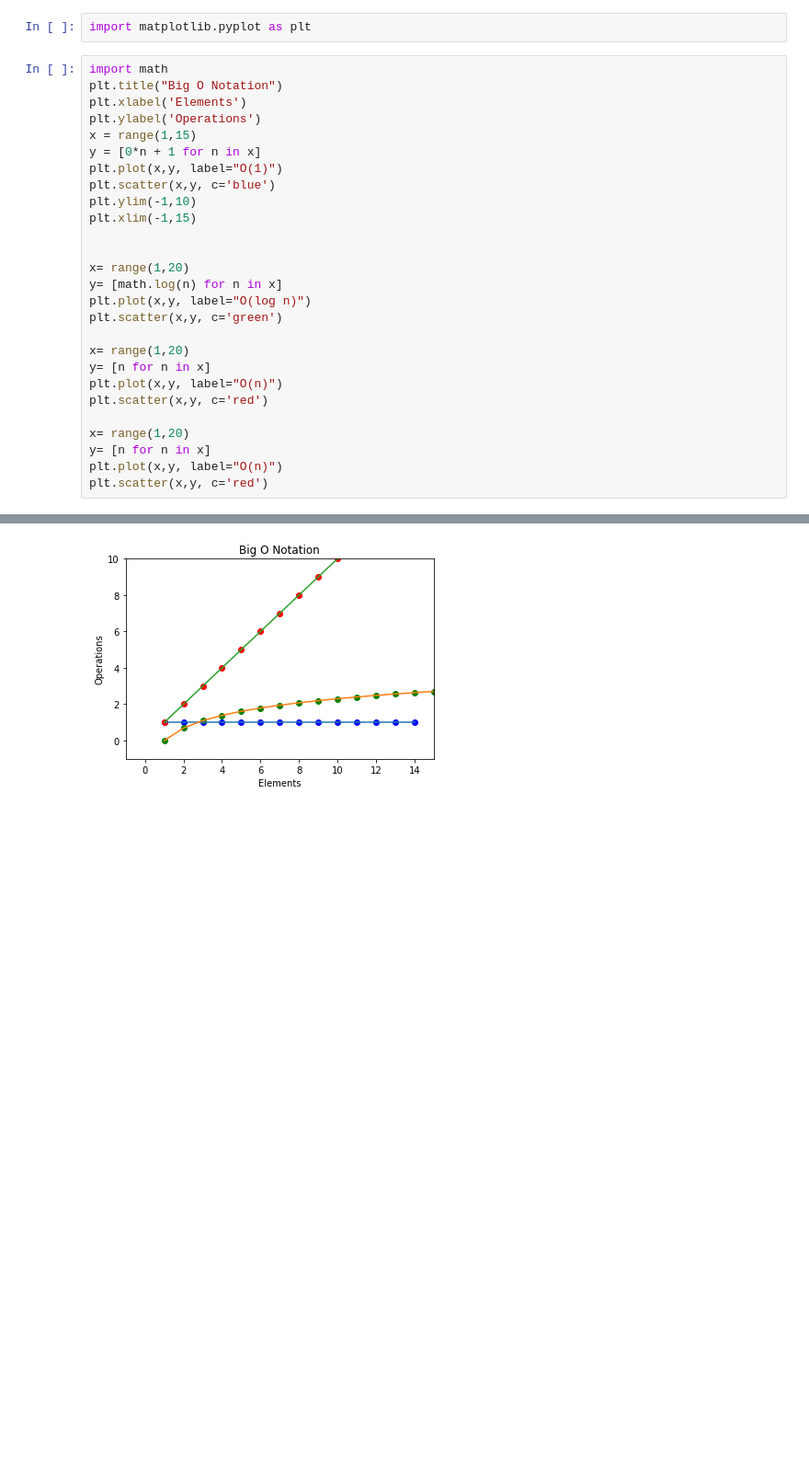
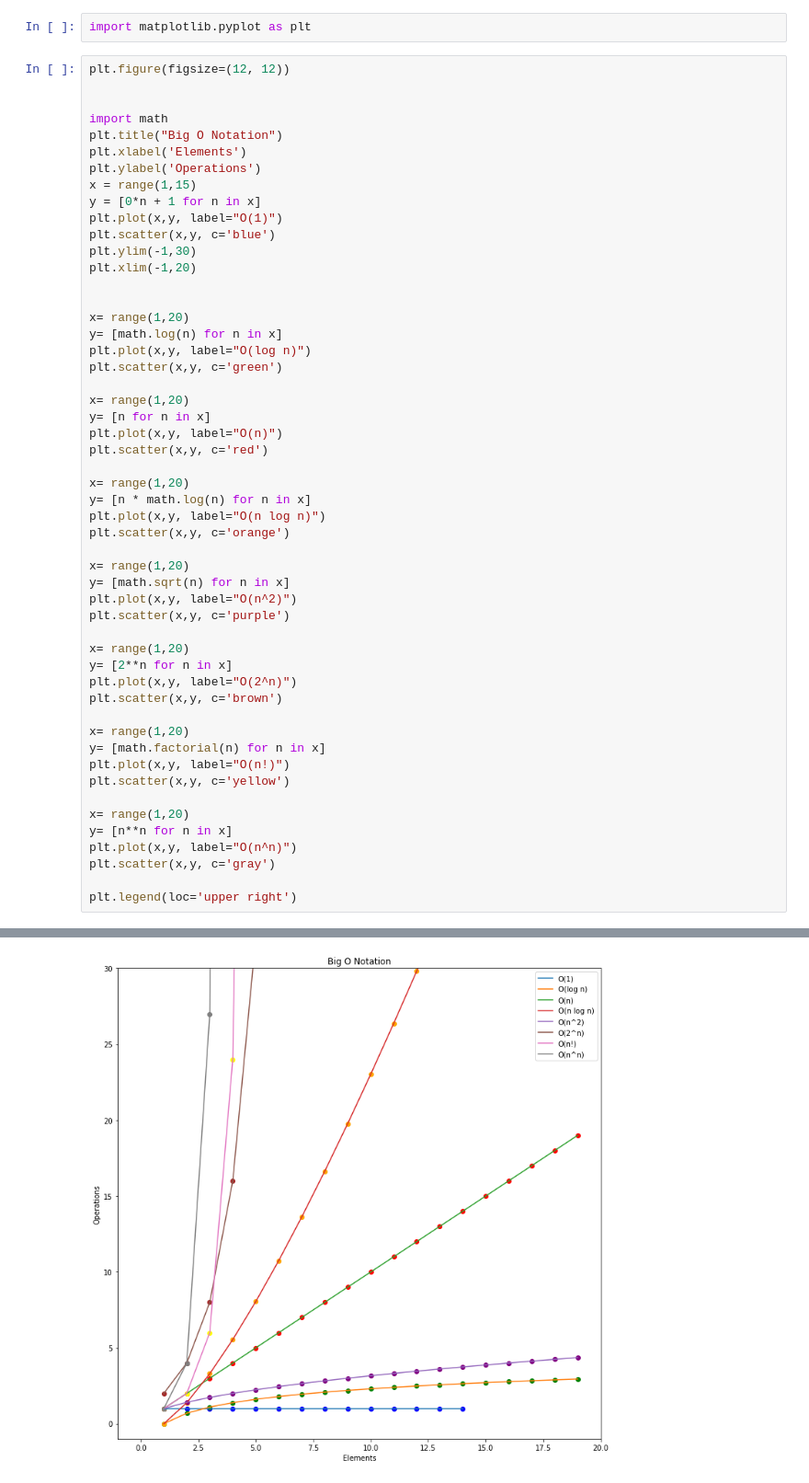
Before and after one commit to matt-c-knight/numpy-pandas-visualization-exercises, a Jupyter notebook: big_o_notation.ipynb, the cells around one changed output, grey strips where cells are left out. Shown: that part at 92% size. Saved outputs shown, nothing was run; the diff lists cells and outputs as text; blank space fills up the shorter version.

```diff
--- a/big_o_notation.ipynb
+++ b/big_o_notation.ipynb
@@ -1,6 +1,9 @@
 # %%
 import matplotlib.pyplot as plt
 # %%
+plt.figure(figsize=(12, 12))
+
+
 import math
 plt.title("Big O Notation")
 plt.xlabel('Elements')
@@ -9,8 +12,8 @@ x = range(1,15)
 y = [0*n + 1 for n in x]
 plt.plot(x,y, label="O(1)")
 plt.scatter(x,y, c='blue')
-plt.ylim(-1,10)
-plt.xlim(-1,15)
+plt.ylim(-1,30)
+plt.xlim(-1,20)
 
 
 x= range(1,20)
@@ -24,7 +27,29 @@ plt.plot(x,y, label="O(n)")
 plt.scatter(x,y, c='red')
 
 x= range(1,20)
-y= [n for n in x]
-plt.plot(x,y, label="O(n)")
-plt.scatter(x,y, c='red')
+y= [n * math.log(n) for n in x]
+plt.plot(x,y, label="O(n log n)")
+plt.scatter(x,y, c='orange')
+
+x= range(1,20)
+y= [math.sqrt(n) for n in x]
+plt.plot(x,y, label="O(n^2)")
+plt.scatter(x,y, c='purple')
+
+x= range(1,20)
+y= [2**n for n in x]
+plt.plot(x,y, label="O(2^n)")
+plt.scatter(x,y, c='brown')
+
+x= range(1,20)
+y= [math.factorial(n) for n in x]
+plt.plot(x,y, label="O(n!)")
+plt.scatter(x,y, c='yellow')
+
+x= range(1,20)
+y= [n**n for n in x]
+plt.plot(x,y, label="O(n^n)")
+plt.scatter(x,y, c='gray')
+
+plt.legend(loc='upper right')
 # %% [output]
@@ -32 +57 @@ plt.scatter(x,y, c='red')
-[figure, old version]
+[figure, new version]
```
Also changed, not shown: parts of 1 cell of this notebook.
